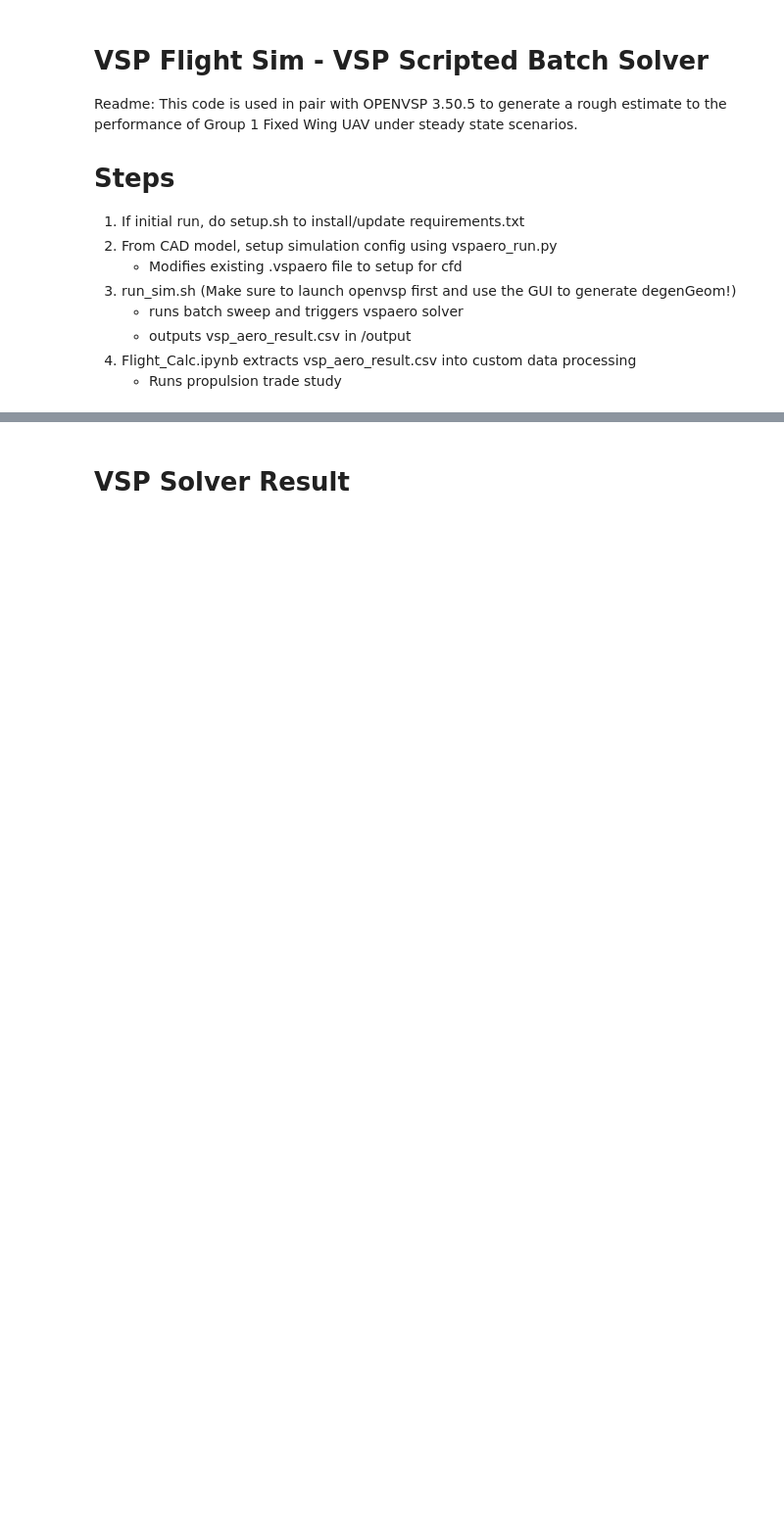
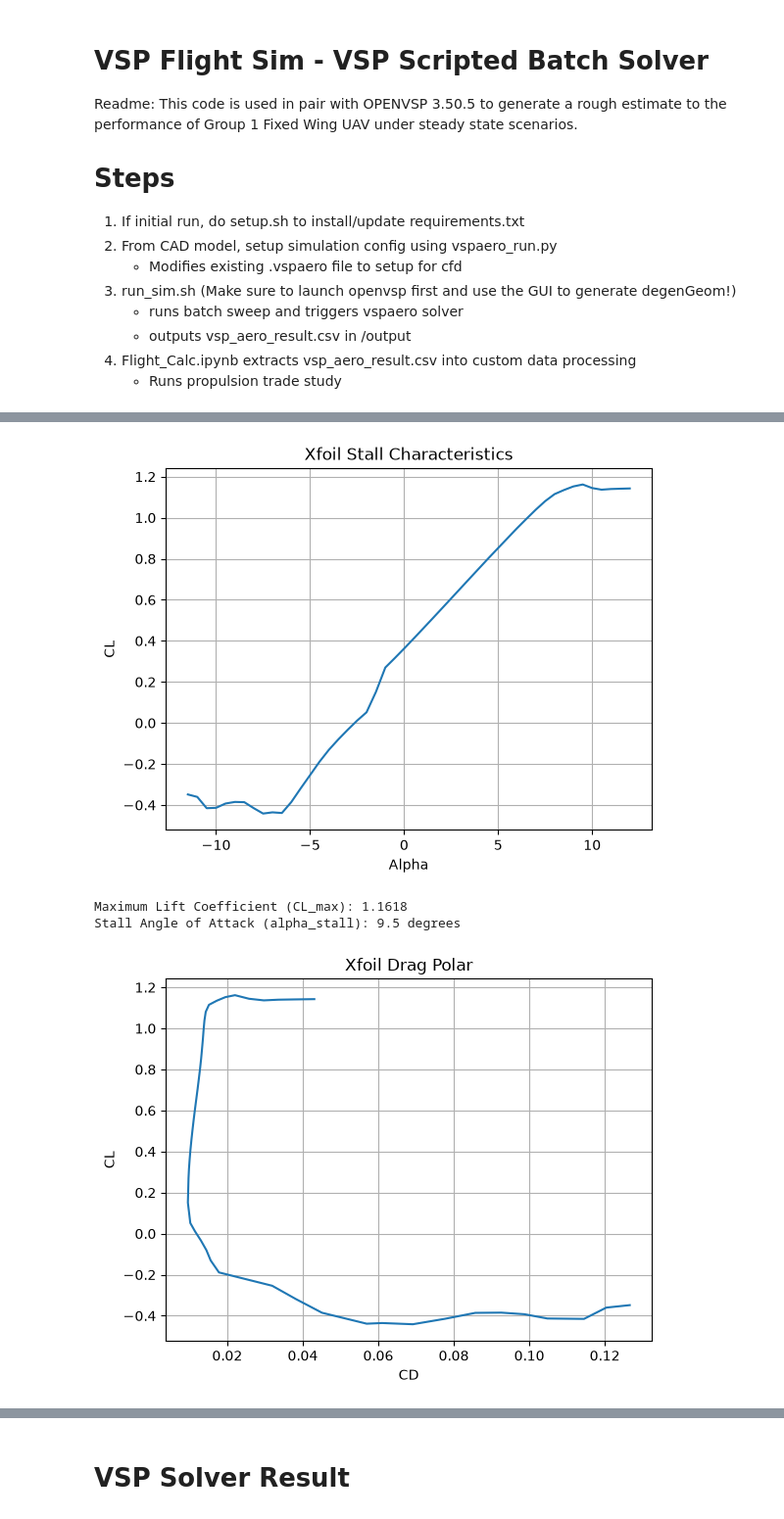
Before and after one commit to zko-dev/VSP-Flight-Sim, a Jupyter notebook: Flight_Calc.ipynb, the cells around one changed output, grey strips where cells are left out. Shown at 98% size. Saved outputs shown, nothing was run; the diff lists cells and outputs as text; code cells hidden in the pictures; blank space fills up the shorter version.

```diff
--- a/Flight_Calc.ipynb
+++ b/Flight_Calc.ipynb
@@ -26,0 +33,80 @@ from IPython.display import display
+# %%
+## Airfoil Stall characteristics from XFOIL
+workdir = Path("/Users/erickoo/Downloads/vsp_flight_sim/OpenVSP")
+xfoilexe_dir = Path('/opt/homebrew/bin/xfoil')
+polar_path = workdir / "e205_Re200k.pol"
+airfoil_path = workdir / "e205-selig.dat"
+xf = Xfoil("e205-selig")
+xf.points_from_dat(str(airfoil_path))
+xf.set_ppar(280)
+
+if polar_path.exists():
+    polar_path.unlink()
+
+commands = f"""
+LOAD {airfoil_path}
+E205
+PANE
+OPER
+VISC 200000
+MACH 0.05
+ITER 200
+PACC
+{polar_path}
+
+ASEQ -12 12 0.5
+PACC
+QUIT
+"""
+
+result = subprocess.run(
+    [xfoilexe_dir],
+    input=commands,
+    text=True,
+    capture_output=True,
+    cwd=workdir
+)
+polar_df = pd.read_csv(
+    polar_path,
+    sep=r"\s+",
+    skiprows=12,
+    names=["alpha", "CL", "CD", "CDp", "CM", "Top_Xtr", "Bot_Xtr", "Top_Itr", "Bot_Itr"]
+)
+polar_df.head()
+plt.plot(polar_df["alpha"], polar_df["CL"])
+plt.xlabel('Alpha')
+plt.ylabel('CL')
+plt.title('Xfoil Stall Characteristics')
+plt.grid(True)
+plt.show()
+CL_max = polar_df["CL"].max()
+alpha_stall = polar_df.loc[polar_df["CL"].idxmax(), "alpha"]
+print(f"Maximum Lift Coefficient (CL_max): {CL_max}")
+print(f"Stall Angle of Attack (alpha_stall): {alpha_stall} degrees")
+
+plt.plot(polar_df["CD"], polar_df["CL"])
+plt.xlabel('CD')
+plt.ylabel('CL')
+plt.title('Xfoil Drag Polar')
+plt.grid(True)
+plt.show()
+
+LD_ratio = polar_df["CL"] / polar_df["CD"]
+plt.plot(polar_df["alpha"], LD_ratio)
+plt.xlabel('Alpha')
+plt.ylabel('LD Ratio')
+plt.title('Xfoil Lift-to-Drag Ratio')
+plt.grid(True)
+plt.show()
+
+plt.plot(polar_df["alpha"], polar_df["CM"])
+plt.xlabel('Alpha')
+plt.ylabel('CM')
+plt.title('Xfoil Moment')
+plt.grid(True)
+plt.show()
+# %% [output]
+[figure, added]
+Maximum Lift Coefficient (CL_max): 1.1618
+Stall Angle of Attack (alpha_stall): 9.5 degrees
+[figure, added]
```
Also changed, not shown: parts of 9 cells of this notebook, 24 other files.
